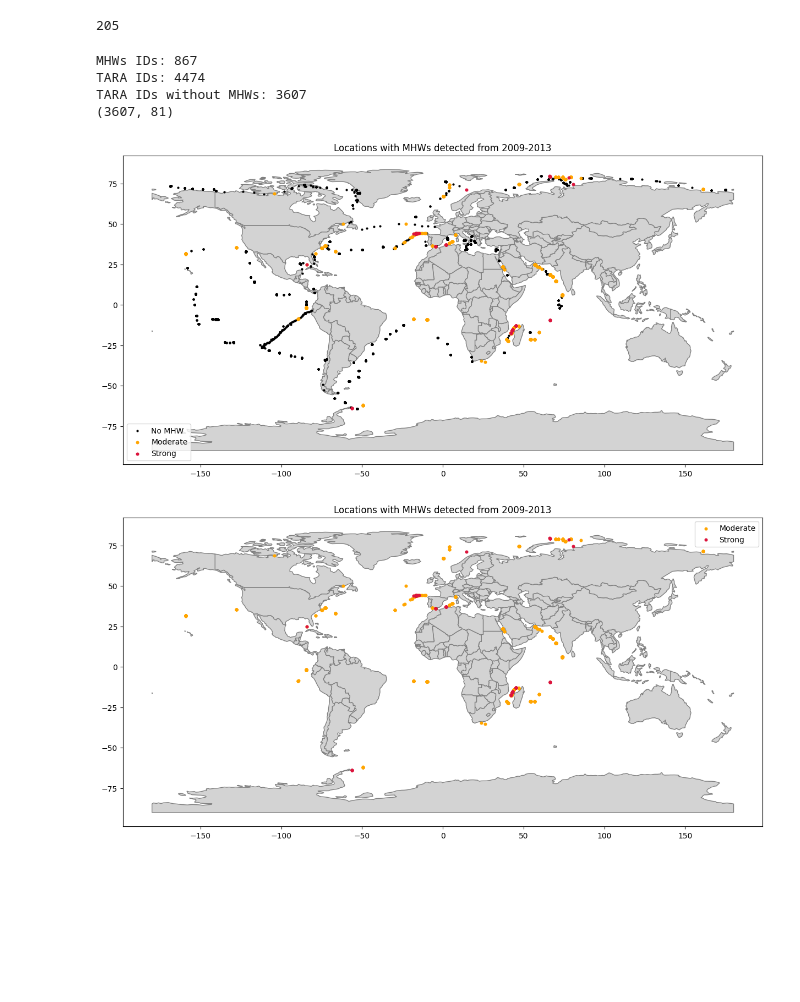
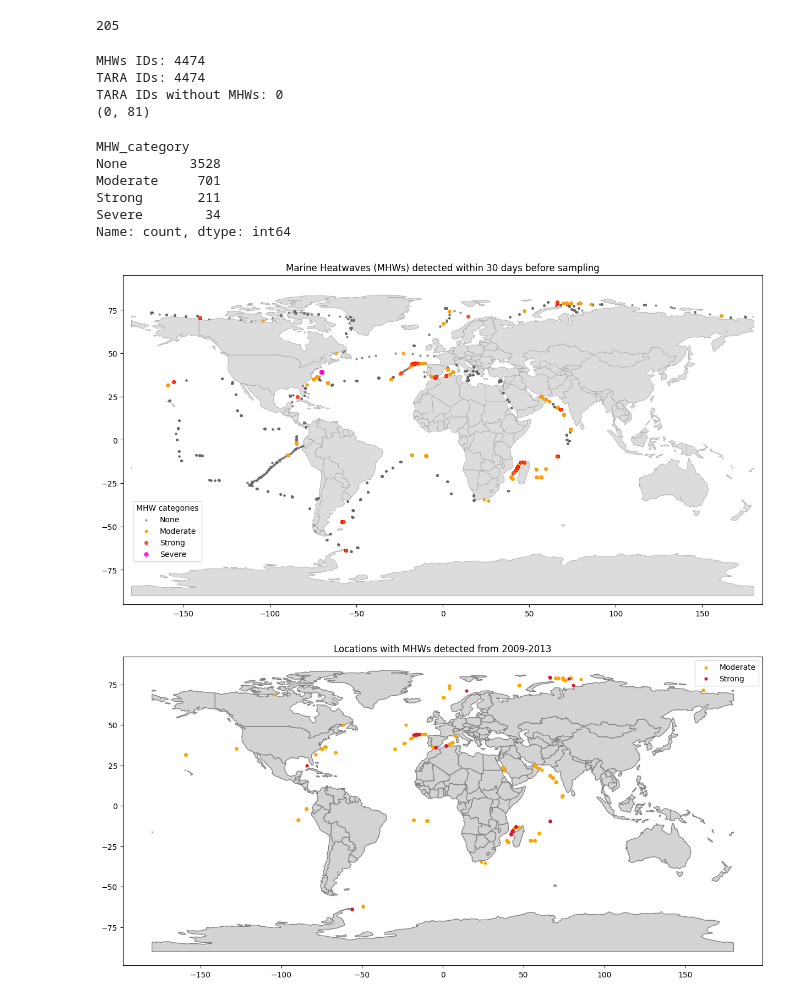
Before and after one commit to nesloanna/DS_thesis, a Jupyter notebook: MHW/mhws_Tara_2009-13.ipynb, the cells around one changed output. Saved outputs shown, nothing was run; the diff lists cells and outputs as text; code cells hidden in the pictures; blank space fills up the shorter version.

```diff
--- a/MHW/mhws_Tara_2009-13.ipynb
+++ b/MHW/mhws_Tara_2009-13.ipynb
@@ -253,7 +314,11 @@ len(df['Station'].unique())
 # %% [output]
 205
 # %%
-mhws_ids = set(filtered_df['Sample ID'])
+
+df = pd.read_csv("/Users/annaolsen/Desktop/Speciale/DS_thesis/data/TARA_mhws_Dash_2.csv")
+
+
+mhws_ids = set(df['Sample ID'])
 tara_ids = set(df_TARA['Sample ID'])
 
 no_mhws_ids = tara_ids - mhws_ids
@@ -269,50 +334,77 @@ print(no_mhws_df.shape)
 
 # print(filtered_df.head())
 # %% [output]
-MHWs IDs: 867
+MHWs IDs: 4474
 TARA IDs: 4474
-TARA IDs without MHWs: 3607
-(3607, 81)
+TARA IDs without MHWs: 0
+(0, 81)
 # %%
 import geopandas as gpd
 import pandas as pd
 import cartopy.crs as ccrs
 import matplotlib.pyplot as plt
 
+df = pd.read_csv("/Users/annaolsen/Desktop/Speciale/DS_thesis/data/TARA_mhws_Dash_2.csv")
 
-strong_df = filtered_df[filtered_df['category'] == 'Strong']
-moderate_df = filtered_df[filtered_df['category'] == 'Moderate']
+df['MHW_category'].fillna("None", inplace=True)
+
+print(df['MHW_category'].value_counts())
+
+
+
+strong_df = df[df['MHW_category'] == 'Strong']
+moderate_df = df[df['MHW_category'] == 'Moderate']
+none_df = df[df['MHW_category'] == 'None']
+severe_df = df[df['MHW_category'] == 'Severe']
+
 
 
 world = gpd.read_file(gpd.datasets.get_path('naturalearth_lowres'))
 
 fig, ax = plt.subplots(figsize=(15, 15))
 
 # Plot world map
-world.plot(ax=ax, color='lightgray', edgecolor='grey')
+world.plot(ax=ax, color='gainsboro', edgecolor='darkgrey', linewidth=0.6)
 
 # Plot closest match points
-ax.scatter(no_mhws_df['Longitude'], no_mhws_df['Latitude'],
-           color='black', label='No MHW', s=4)
+ax.scatter(none_df['Longitude'], none_df['Latitude'],
+           color='dimgrey', label='None', s=4, alpha=0.7)
 
 # Plot original points
 ax.scatter(moderate_df['Longitude'], moderate_df['Latitude'],
-           color='orange', label='Moderate', s=11)
+           color='orange', edgecolor='darkorange', linewidth=0.5, label='Moderate', s=15, alpha=0.9)
 
 # Plot closest match points
 ax.scatter(strong_df['Longitude'], strong_df['Latitude'],
-           color='crimson', label='Strong', s=11)
+           color='orangered', edgecolor='red', linewidth=0.5, label='Strong', s=20, alpha=0.9)
 
+# Plot closest match points
+ax.scatter(severe_df['Longitude'], severe_df['Latitude'],
+           color='magenta', edgecolor='deeppink', linewidth=0.6, label='Severe', s=30, alpha=0.9)
+
+# Set x-axis limits
+ax.set_xlim(-185, 185)
+ax.set_ylim(-95, 95)
+
+# Add legend
+ax.legend(title="MHW categories", loc='lower left', bbox_to_anchor=(0.01,0.12))  # Adjust the position of the legend (x, y)
 
 
 # Set title
-ax.set_title('Locations with MHWs detected from 2009-2013')
-# Add legend
-ax.legend()
+ax.set_title('Marine Heatwaves (MHWs) detected within 30 days before sampling')
+
+# plt.show()
+plt.savefig('/Users/annaolsen/Desktop/Speciale/DS_thesis/mhws_30_tara_cat.png', bbox_inches='tight', dpi=200)
 
 plt.show()
 # %% [output]
+MHW_category
+None        3528
+Moderate     701
+Strong       211
+Severe        34
+Name: count, dtype: int64
-[figure, old version]
+[figure, new version]
 # %%
 
 strong_df = filtered_df[filtered_df['category'] == 'Strong']
```
Also changed, not shown: parts of 2 cells of this notebook, 5 other files.
